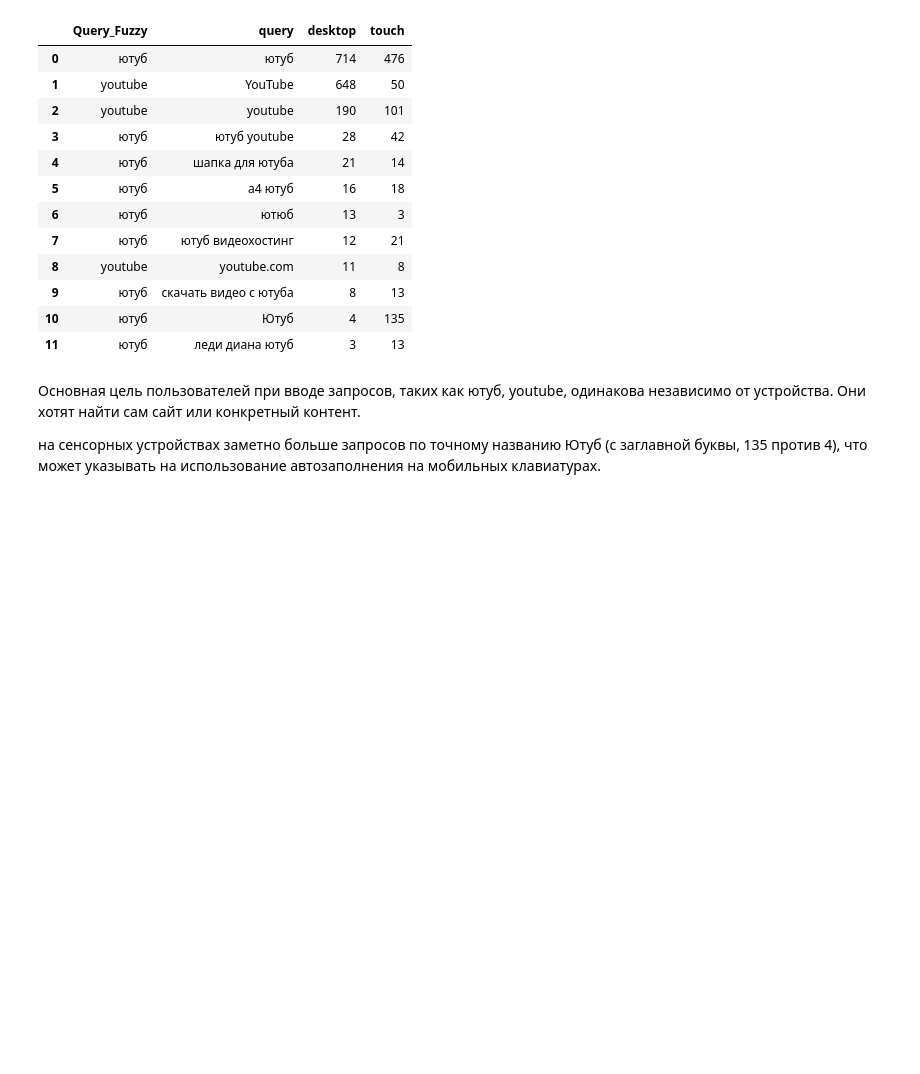
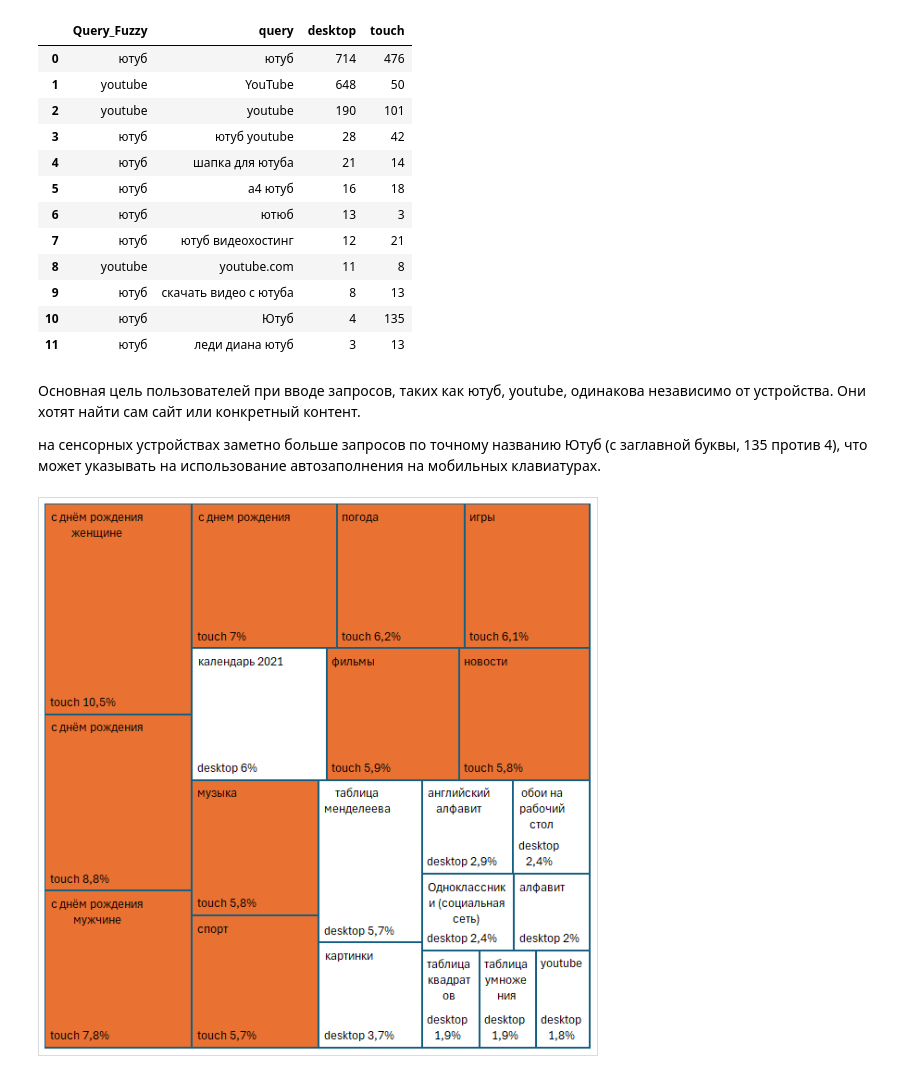
Before and after one commit to Padre-777/requests_from_devices, a Jupyter notebook: Untitled.ipynb, the cells around one changed output. Drawn from its saved outputs; the diff is of its cells as text; code cells hidden in the pictures; blank space fills up the shorter version.

```diff
--- a/Untitled.ipynb
+++ b/Untitled.ipynb
@@ -207,3 +207,8 @@ result_pivot
 Основная цель пользователей при вводе запросов, таких как ютуб, youtube, одинакова независимо от устройства. Они хотят найти сам сайт или конкретный контент.
 
 на сенсорных устройствах заметно больше запросов по точному названию Ютуб (с заглавной буквы, 135 против 4), что может указывать на использование автозаполнения на мобильных клавиатурах.
+# %%
+from IPython.display import Image
+display(Image(filename='древовидная топ10 touch desktop.png', width=800))
+# %% [output]
+[figure, added]
```
Also changed, not shown: parts of 6 cells of this notebook.
